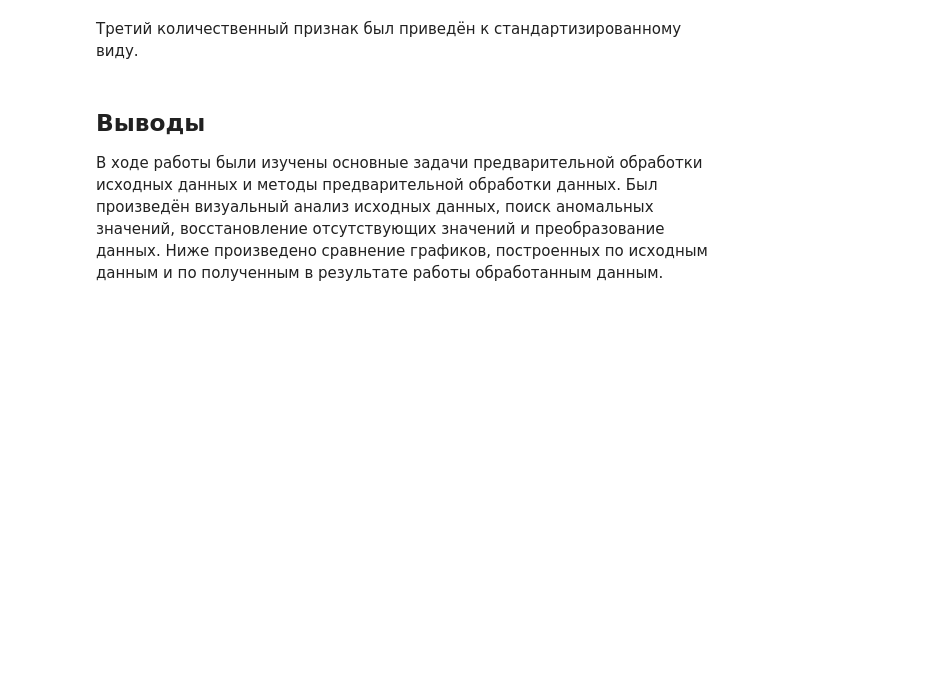
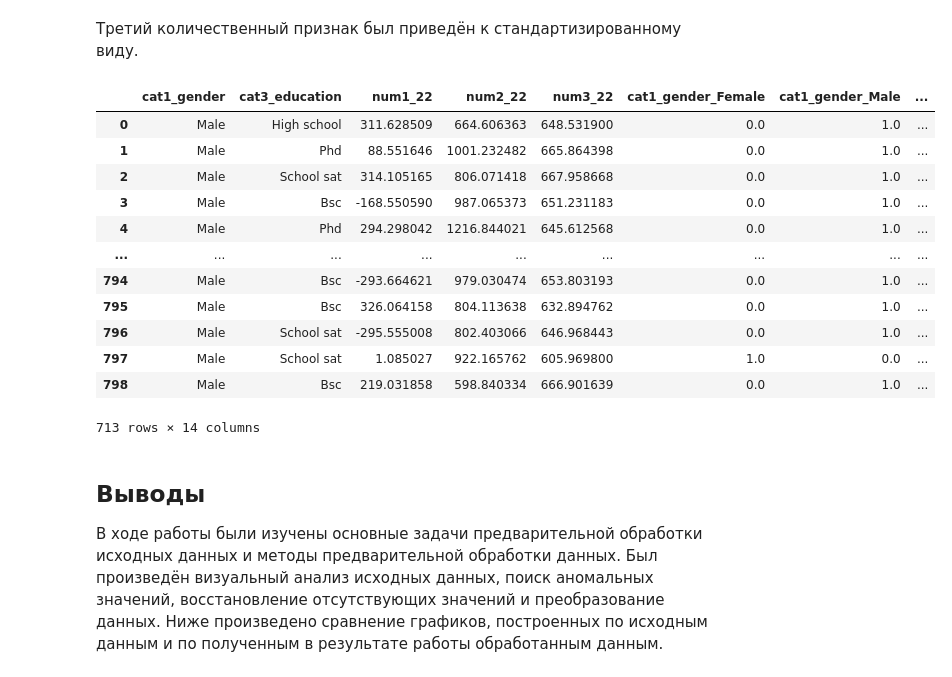
Before and after one commit to Nitrolacs/data_analysis_1_lab, a Jupyter notebook: notebooks/lab_1.ipynb, the cells around one changed output. Drawn from its saved outputs; the diff is of its cells as text; code cells hidden in the pictures; blank space fills up the shorter version.

```diff
--- a/notebooks/lab_1.ipynb
+++ b/notebooks/lab_1.ipynb
@@ -354,17 +315,31 @@ dataframe[EDUCATION].value_counts()
 # %% [markdown]
 #### Преобразование количественных признаков
 В нормализованном наборе данных значения находятся между 0 и 1. Стандартизированный набор данных имеет нулевое среднее значение и единичную дисперсию (стандартное отклонение). Первый и второй количественный признак были приведены к нормализованному виду.
-# %%
-min_max_scaler = MinMaxScaler()
-scaled_values = min_max_scaler.fit_transform(dataframe[[NUM1, NUM2]])
-dataframe[["num1_scaled", "num2_scaled"]] = scaled_values
+# %%
+min_max_scaler = MinMaxScaler()
+dataframe_scaled = pd.DataFrame(min_max_scaler.fit_transform(dataframe[quantitative_variables]), columns=quantitative_variables)
+dataframe = pd.merge(dataframe, dataframe_scaled, left_index=True, right_index=True, suffixes=('', '_norm'))
 # %% [markdown]
 Третий количественный признак был приведён к стандартизированному виду.
-# %%
-standart_scaler = StandardScaler()
-scaled_values = standart_scaler.fit_transform(dataframe[[NUM3]])
-dataframe["num3_scaled"] = scaled_values
-dataframe.head(6)
+# %%
+standart_scaler = StandardScaler()
+dataframe_scaled = pd.DataFrame(standart_scaler.fit_transform(dataframe[quantitative_variables]), columns=quantitative_variables)
+dataframe = pd.merge(dataframe, dataframe_scaled, left_index=True, right_index=True, suffixes=('', '_stand'))
+dataframe
+# %% [output]
+|  | cat1_gender | cat3_education | num1_22 | num2_22 | num3_22 | cat1_gender_Female | cat1_gender_Male | ... |
+| 0 | Male | High school | 311.628509 | 664.606363 | 648.531900 | 0.0 | 1.0 | ... |
+| 1 | Male | Phd | 88.551646 | 1001.232482 | 665.864398 | 0.0 | 1.0 | ... |
+| 2 | Male | School sat | 314.105165 | 806.071418 | 667.958668 | 0.0 | 1.0 | ... |
+| 3 | Male | Bsc | -168.550590 | 987.065373 | 651.231183 | 0.0 | 1.0 | ... |
+| 4 | Male | Phd | 294.298042 | 1216.844021 | 645.612568 | 0.0 | 1.0 | ... |
+| ... | ... | ... | ... | ... | ... | ... | ... | ... |
+| 794 | Male | Bsc | -293.664621 | 979.030474 | 653.803193 | 0.0 | 1.0 | ... |
+| 795 | Male | Bsc | 326.064158 | 804.113638 | 632.894762 | 0.0 | 1.0 | ... |
+| 796 | Male | School sat | -295.555008 | 802.403066 | 646.968443 | 0.0 | 1.0 | ... |
+| 797 | Male | School sat | 1.085027 | 922.165762 | 605.969800 | 1.0 | 0.0 | ... |
+| 798 | Male | Bsc | 219.031858 | 598.840334 | 666.901639 | 0.0 | 1.0 | ... |
+713 rows × 14 columns
 # %% [markdown]
 ## Выводы
 В ходе работы были изучены основные задачи предварительной обработки исходных данных и методы предварительной обработки данных. Был произведён визуальный анализ исходных данных, поиск аномальных значений, восстановление отсутствующих значений и преобразование данных. Ниже произведено сравнение графиков, построенных по исходным данным и по полученным в результате работы обработанным данным.
```
Also changed, not shown: parts of 24 cells of this notebook.
